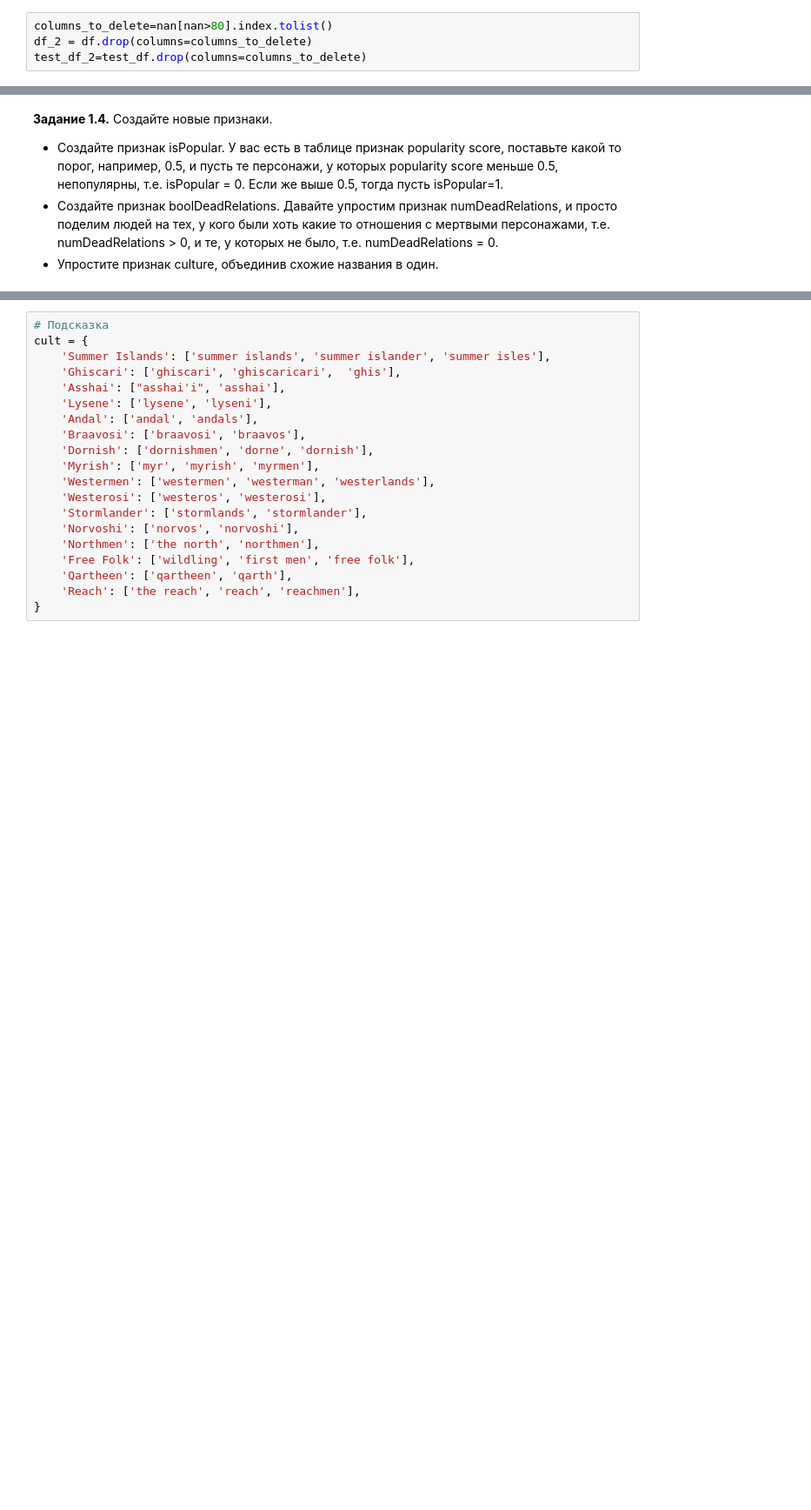
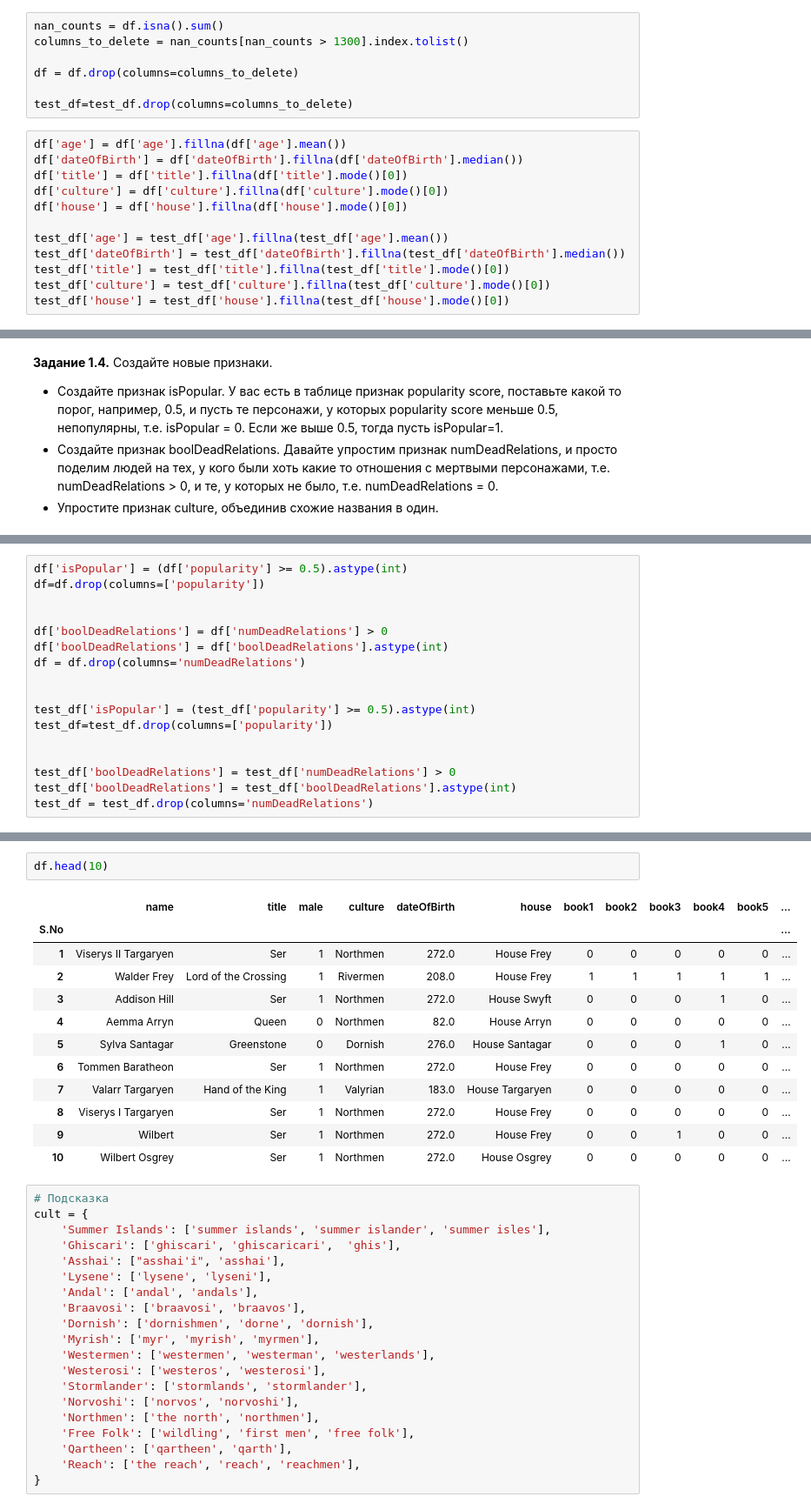
Before and after one commit to OldPetyaTrucker/MuratSamsung, a Jupyter notebook: week_01_ml_intro/Homework/hw_1_game_of_thrones.ipynb, the cells around one changed output, grey strips where cells are left out. Shown at 87% size. Drawn from its saved outputs; the diff is of its cells as text; blank space fills up the shorter version.

```diff
--- a/week_01_ml_intro/Homework/hw_1_game_of_thrones.ipynb
+++ b/week_01_ml_intro/Homework/hw_1_game_of_thrones.ipynb
@@ -197,6 +196,21 @@ isAlive              0.000000
 dtype: float64
 <class 'pandas.core.series.Series'>
 # %%
-columns_to_delete=nan[nan>80].index.tolist()
-df_2 = df.drop(columns=columns_to_delete)
-test_df_2=test_df.drop(columns=columns_to_delete)
+nan_counts = df.isna().sum()
+columns_to_delete = nan_counts[nan_counts > 1300].index.tolist()
+
+df = df.drop(columns=columns_to_delete)
+
+test_df=test_df.drop(columns=columns_to_delete)
+# %%
+df['age'] = df['age'].fillna(df['age'].mean())
+df['dateOfBirth'] = df['dateOfBirth'].fillna(df['dateOfBirth'].median())
+df['title'] = df['title'].fillna(df['title'].mode()[0])
+df['culture'] = df['culture'].fillna(df['culture'].mode()[0])
+df['house'] = df['house'].fillna(df['house'].mode()[0])
+
+test_df['age'] = test_df['age'].fillna(test_df['age'].mean())
+test_df['dateOfBirth'] = test_df['dateOfBirth'].fillna(test_df['dateOfBirth'].median())
+test_df['title'] = test_df['title'].fillna(test_df['title'].mode()[0])
+test_df['culture'] = test_df['culture'].fillna(test_df['culture'].mode()[0])
+test_df['house'] = test_df['house'].fillna(test_df['house'].mode()[0])
@@ -209,0 +232,17 @@ test_df_2=test_df.drop(columns=columns_to_delete)
+# %%
+df['isPopular'] = (df['popularity'] >= 0.5).astype(int)
+df=df.drop(columns=['popularity'])
+
+
+df['boolDeadRelations'] = df['numDeadRelations'] > 0
+df['boolDeadRelations'] = df['boolDeadRelations'].astype(int)
+df = df.drop(columns='numDeadRelations')
+
+
+test_df['isPopular'] = (test_df['popularity'] >= 0.5).astype(int)
+test_df=test_df.drop(columns=['popularity'])
+
+
+test_df['boolDeadRelations'] = test_df['numDeadRelations'] > 0
+test_df['boolDeadRelations'] = test_df['boolDeadRelations'].astype(int)
+test_df = test_df.drop(columns='numDeadRelations')
@@ -210,3 +273,18 @@ test_df_2=test_df.drop(columns=columns_to_delete)
+# %%
+df.head(10)
+# %% [output]
+|  | name | title | male | culture | dateOfBirth | house | book1 | book2 | book3 | book4 | book5 | ... |
+| S.No |  |  |  |  |  |  |  |  |  |  |  | ... |
+| 1 | Viserys II Targaryen | Ser | 1 | Northmen | 272.0 | House Frey | 0 | 0 | 0 | 0 | 0 | ... |
+| 2 | Walder Frey | Lord of the Crossing | 1 | Rivermen | 208.0 | House Frey | 1 | 1 | 1 | 1 | 1 | ... |
+| 3 | Addison Hill | Ser | 1 | Northmen | 272.0 | House Swyft | 0 | 0 | 0 | 1 | 0 | ... |
+| 4 | Aemma Arryn | Queen | 0 | Northmen | 82.0 | House Arryn | 0 | 0 | 0 | 0 | 0 | ... |
+| 5 | Sylva Santagar | Greenstone | 0 | Dornish | 276.0 | House Santagar | 0 | 0 | 0 | 1 | 0 | ... |
+| 6 | Tommen Baratheon | Ser | 1 | Northmen | 272.0 | House Frey | 0 | 0 | 0 | 0 | 0 | ... |
+| 7 | Valarr Targaryen | Hand of the King | 1 | Valyrian | 183.0 | House Targaryen | 0 | 0 | 0 | 0 | 0 | ... |
+| 8 | Viserys I Targaryen | Ser | 1 | Northmen | 272.0 | House Frey | 0 | 0 | 0 | 0 | 0 | ... |
+| 9 | Wilbert | Ser | 1 | Northmen | 272.0 | House Frey | 0 | 0 | 1 | 0 | 0 | ... |
+| 10 | Wilbert Osgrey | Ser | 1 | Northmen | 272.0 | House Osgrey | 0 | 0 | 0 | 0 | 0 | ... |
 # %%
 # Подсказка
 cult = {
```
Also changed, not shown: parts of 6 cells of this notebook.
